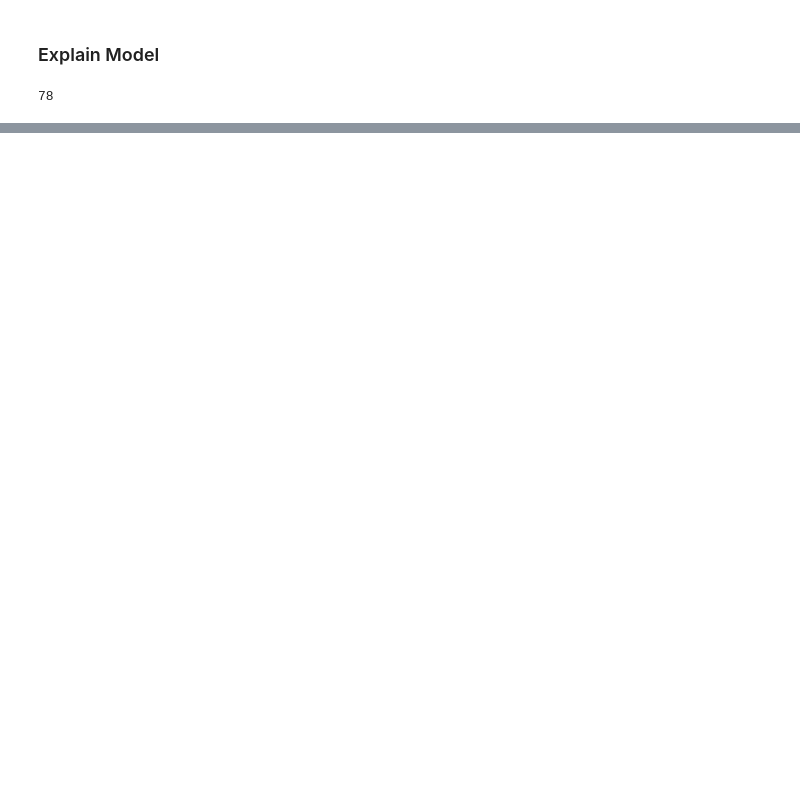
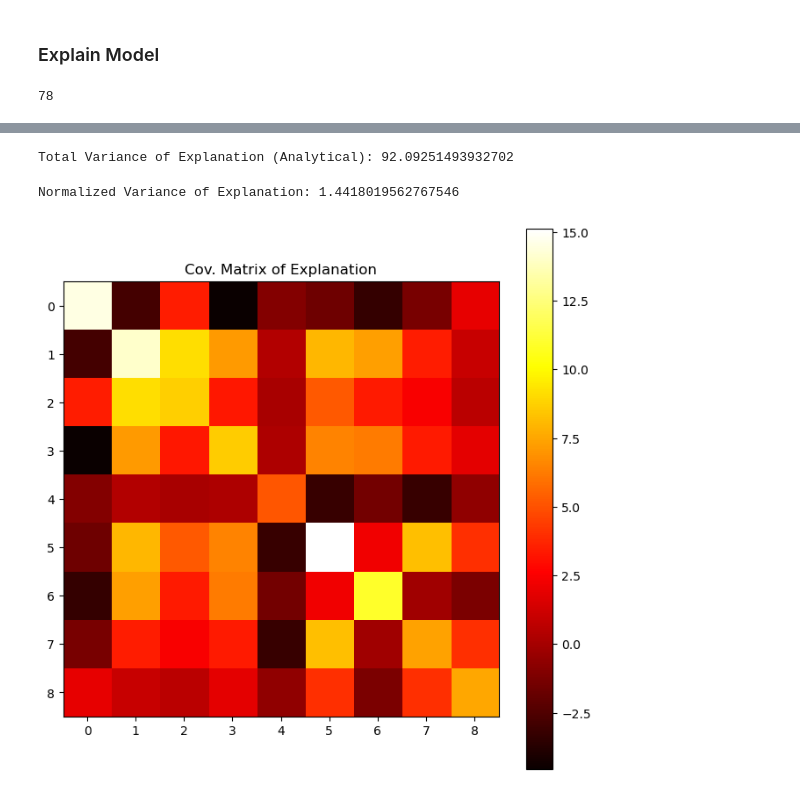
Before and after one commit to TeodorChiaburu/UXAI, a Jupyter notebook: Input_Perturbation_Tabular.ipynb, the cells around one changed output, grey strips where cells are left out. Saved outputs shown, nothing was run; the diff lists cells and outputs as text; code cells hidden in the pictures; blank space fills up the shorter version.

```diff
--- a/Input_Perturbation_Tabular.ipynb
+++ b/Input_Perturbation_Tabular.ipynb
@@ -174,0 +245,23 @@ plt.show()
+# %%
+# Approximate covariance of explanation
+perturbation_std = 0.1
+sigma_squared = perturbation_std ** 2
+variance_explanation = sigma_squared * derivative_e_x @ derivative_e_x.T
+
+# Total variance is the trace of the cov. matrix
+print("Total Variance of Explanation (Analytical):", np.trace(variance_explanation))
+# %% [output]
+Total Variance of Explanation (Analytical): 92.09251493932702
+# %%
+# Normalized total variance is the trace of the cov. matrix divided by the L2-norm of the unperturbed explanation
+print("Normalized Variance of Explanation:", np.trace(variance_explanation) / np.linalg.norm(explanation))
+# %% [output]
+Normalized Variance of Explanation: 1.4418019562767546
+# %%
+plt.figure(figsize=(8,8))
+plt.imshow(variance_explanation, cmap='hot')
+plt.title("Cov. Matrix of Explanation")
+plt.colorbar()
+plt.show()
+# %% [output]
+[figure, added]
```
Also changed, not shown: parts of 22 cells of this notebook, 1 other file.
